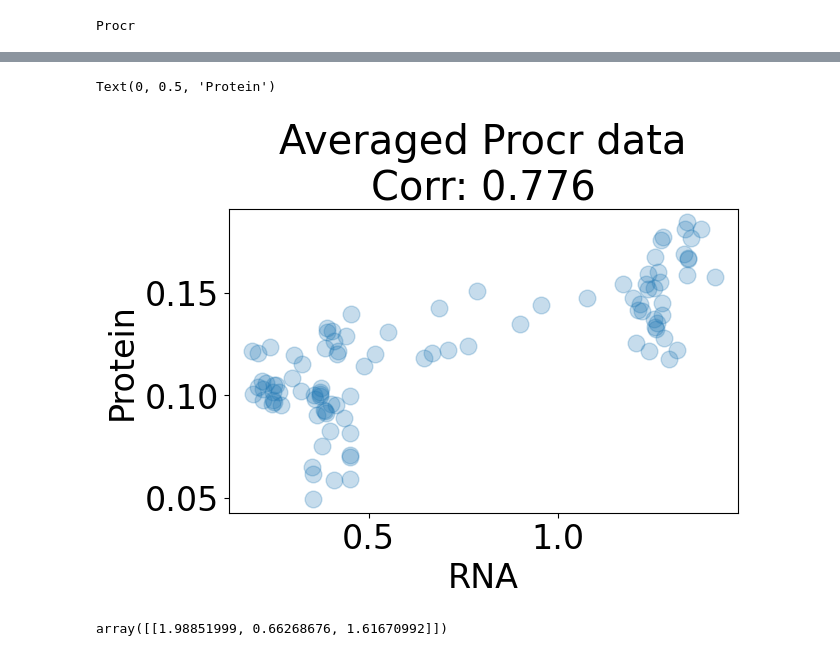
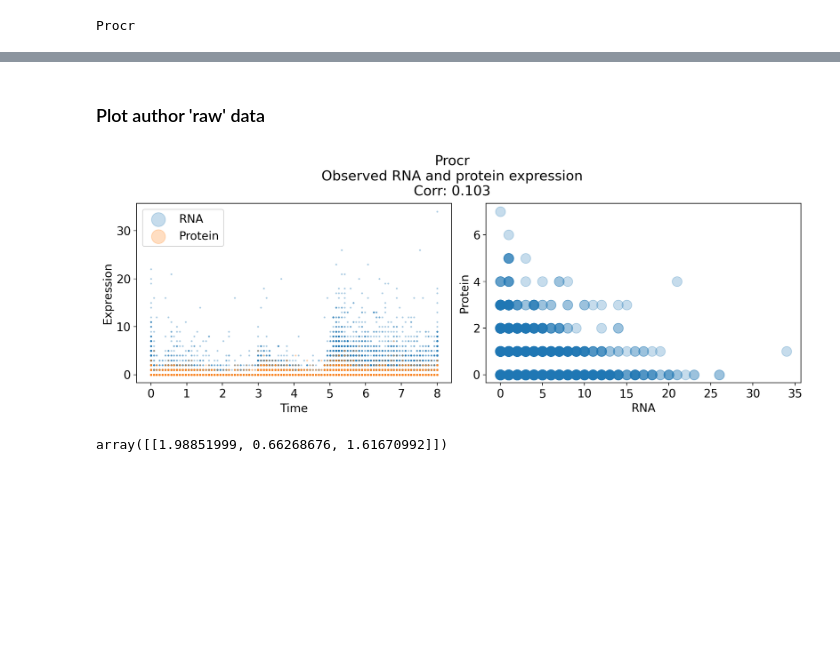
Before and after one commit to reliscu/chronocell_janssens_2025_preprint, a Jupyter notebook: 09_impute_protein_ideal.ipynb, the cells around one changed output, grey strips where cells are left out. Saved outputs shown, nothing was run; the diff lists cells and outputs as text; code cells hidden in the pictures; blank space fills up the shorter version.

```diff
--- a/09_impute_protein_ideal.ipynb
+++ b/09_impute_protein_ideal.ipynb
@@ -317,13 +310,27 @@ Text(0.5, 1.0, 'Averaged Procr data\nCorr: 0.776')
-# %%
-## Averaged and smoothed observed data: RNA vs. protein
-
-plt.scatter(smoothed_RNA, smoothed_ADT, alpha=0.25)
-plt.title(f"Averaged {gene} data\nCorr: {np.round(corr, 3)}")
-plt.xlabel("RNA")
-plt.ylabel("Protein")
-# %% [output]
-Text(0, 0.5, 'Protein')
-[figure, removed]
+# %% [markdown]
+### Plot author 'raw' data
+# %%
+corr = np.corrcoef(expr_RNA_ordered[gene].ravel(), expr_ADT_ordered[prot].values.ravel())[0, 1]
+
+with plt.rc_context({'font.size': 14}):
+    fig, ax = plt.subplots(1, 2, figsize=(12, 4.5), dpi=200)
+
+    # Panel 1: time courses
+    ax[0].scatter(t_per_cell, expr_RNA_ordered[gene], s=2, alpha=0.25, label="RNA")
+    ax[0].scatter(t_per_cell, expr_ADT_ordered[prot], s=2, alpha=0.25, label="Protein")
+    ax[0].set_xlabel("Time")
+    ax[0].set_ylabel("Expression")
+    ax[0].legend(markerscale=12)
+
+    # Panel 2: RNA vs. protein scatter
+    ax[1].scatter(expr_RNA_ordered[gene], expr_ADT_ordered[prot], alpha=0.25)
+    ax[1].set_xlabel("RNA")
+    ax[1].set_ylabel("Protein")
+
+    fig.suptitle(f"{gene}\nObserved RNA and protein expression\nCorr: {corr:.3f}")
+    plt.show()
+# %% [output]
+[figure, added]
 # %%
 # alpha[traj_genes['Gene_symbol'] == gene]
 # %% [output]
```
Also changed, not shown: parts of 21 cells of this notebook.
